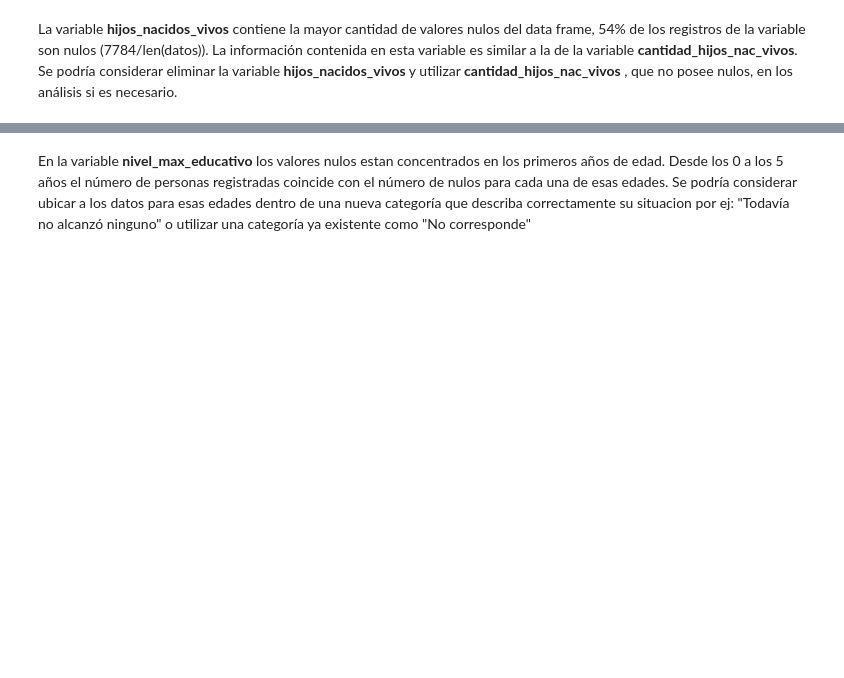
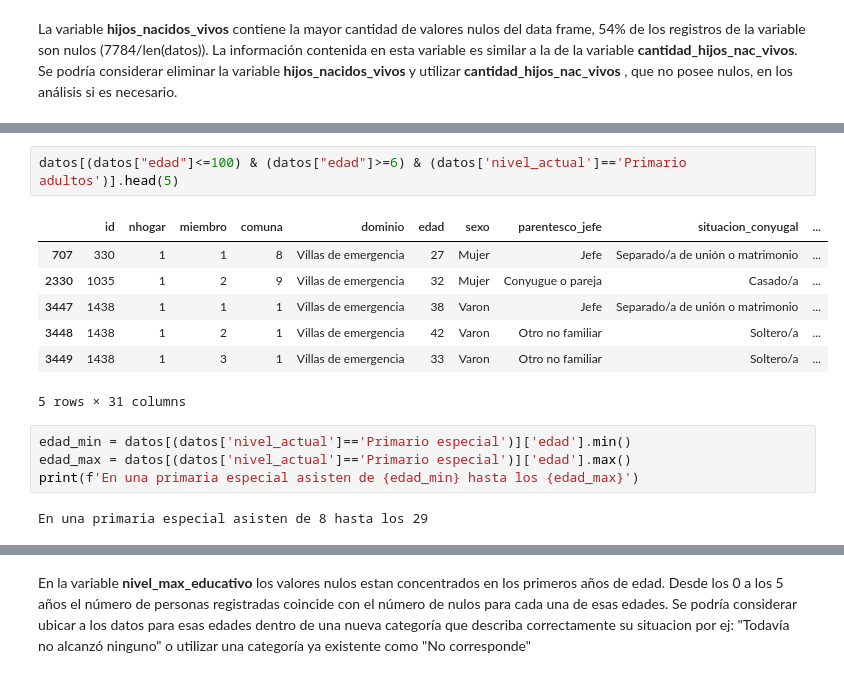
Before and after one commit to caucot/Dataset, a Jupyter notebook: Segunda Entrega/2da-preentrega-grupo8.ipynb, the cells around one changed output, grey strips where cells are left out. Drawn from its saved outputs; the diff is of its cells as text; blank space fills up the shorter version.

```diff
--- a/Segunda Entrega/2da-preentrega-grupo8.ipynb
+++ b/Segunda Entrega/2da-preentrega-grupo8.ipynb
@@ -168,0 +300,16 @@ datos.drop(columns=['hijos_nacidos_vivos'], inplace=True)
+# %%
+datos[(datos["edad"]<=100) & (datos["edad"]>=6) & (datos['nivel_actual']=='Primario adultos')].head(5)
+# %% [output]
+|  | id | nhogar | miembro | comuna | dominio | edad | sexo | parentesco_jefe | situacion_conyugal | ... |
+| 707 | 330 | 1 | 1 | 8 | Villas de emergencia | 27 | Mujer | Jefe | Separado/a de unión o matrimonio | ... |
+| 2330 | 1035 | 1 | 2 | 9 | Villas de emergencia | 32 | Mujer | Conyugue o pareja | Casado/a | ... |
+| 3447 | 1438 | 1 | 1 | 1 | Villas de emergencia | 38 | Varon | Jefe | Separado/a de unión o matrimonio | ... |
+| 3448 | 1438 | 1 | 2 | 1 | Villas de emergencia | 42 | Varon | Otro no familiar | Soltero/a | ... |
+| 3449 | 1438 | 1 | 3 | 1 | Villas de emergencia | 33 | Varon | Otro no familiar | Soltero/a | ... |
+5 rows × 31 columns
+# %%
+edad_min = datos[(datos['nivel_actual']=='Primario especial')]['edad'].min()
+edad_max = datos[(datos['nivel_actual']=='Primario especial')]['edad'].max()
+print(f'En una primaria especial asisten de {edad_min} hasta los {edad_max}')
+# %% [output]
+En una primaria especial asisten de 8 hasta los 29
```
Also changed, not shown: parts of 36 cells of this notebook.
